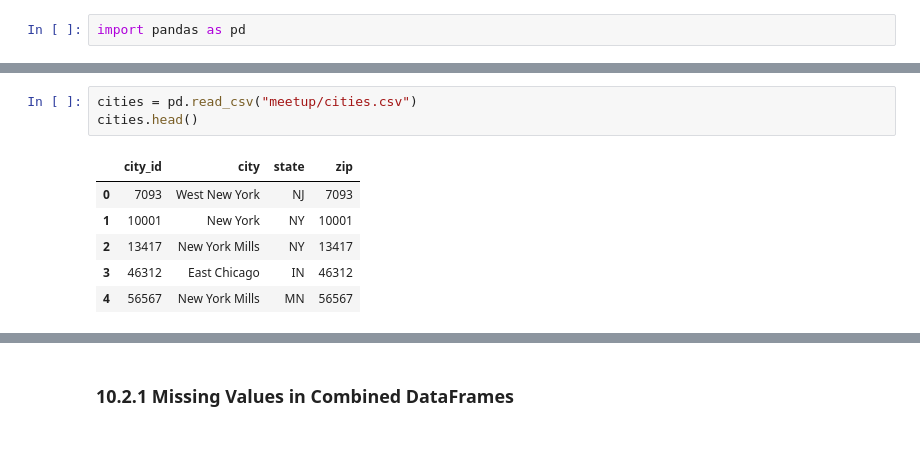
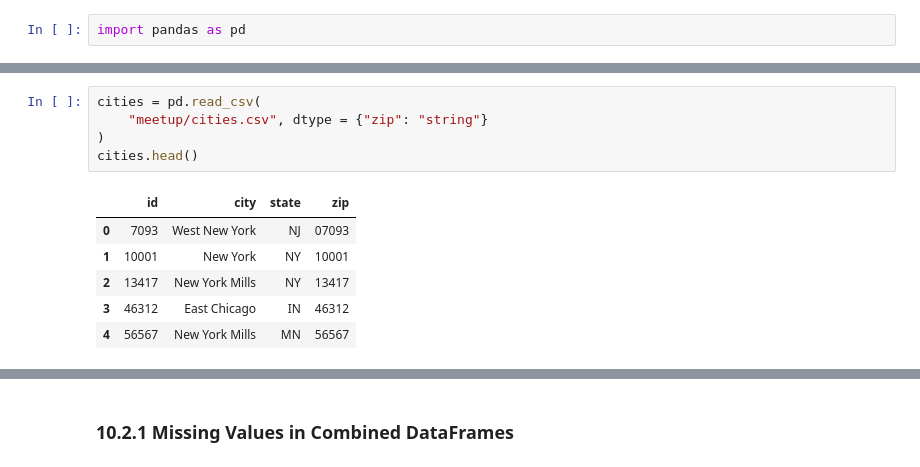
Before and after one commit to paskhaver/pandas-in-action, a Jupyter notebook: chapter_10_merging_joining_and_concatenating/chapter_10_merging_joining_and_concatenating.ipynb, the cells around one changed output, grey strips where cells are left out. Saved outputs shown, nothing was run; the diff lists cells and outputs as text.

```diff
--- a/chapter_10_merging_joining_and_concatenating/chapter_10_merging_joining_and_concatenating.ipynb
+++ b/chapter_10_merging_joining_and_concatenating/chapter_10_merging_joining_and_concatenating.ipynb
@@ -36,9 +44,11 @@ categories.head()
 # %%
-cities = pd.read_csv("meetup/cities.csv")
+cities = pd.read_csv(
+    "meetup/cities.csv", dtype = {"zip": "string"}
+)
 cities.head()
 # %% [output]
-|  | city_id | city | state | zip |
-| 0 | 7093 | West New York | NJ | 7093 |
+|  | id | city | state | zip |
+| 0 | 7093 | West New York | NJ | 07093 |
 | 1 | 10001 | New York | NY | 10001 |
 | 2 | 13417 | New York Mills | NY | 13417 |
 | 3 | 46312 | East Chicago | IN | 46312 |
```
Also changed, not shown: parts of 81 cells of this notebook, 9 other files.
